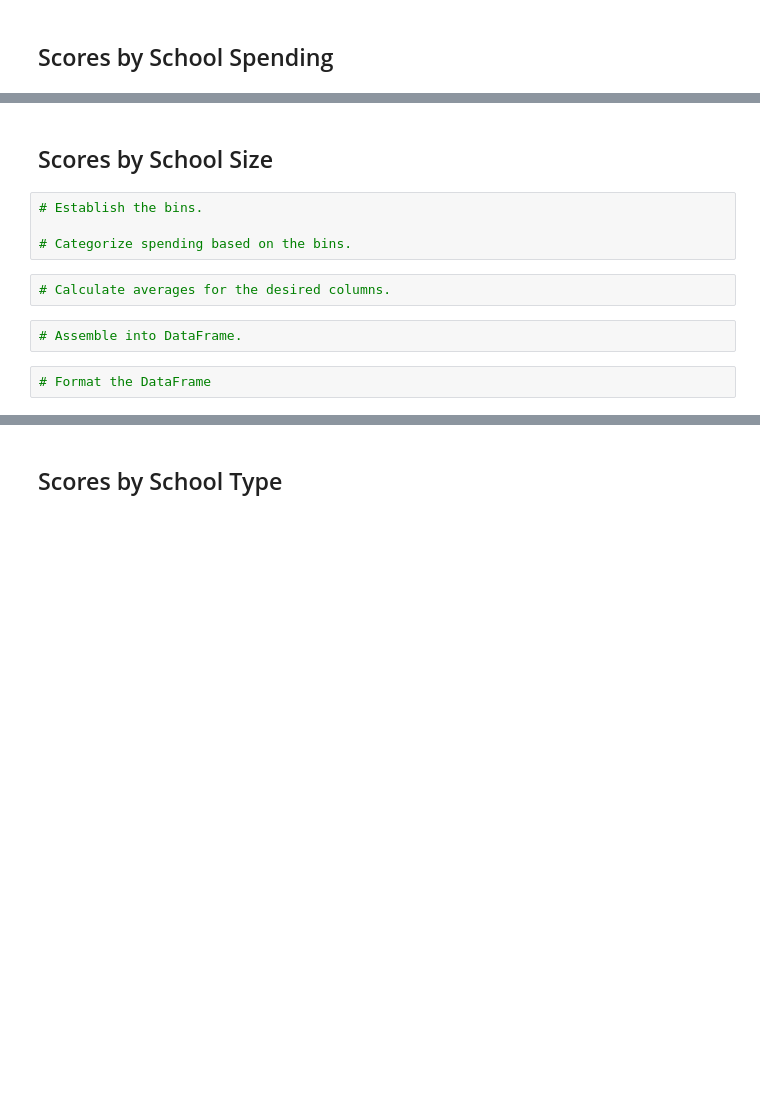
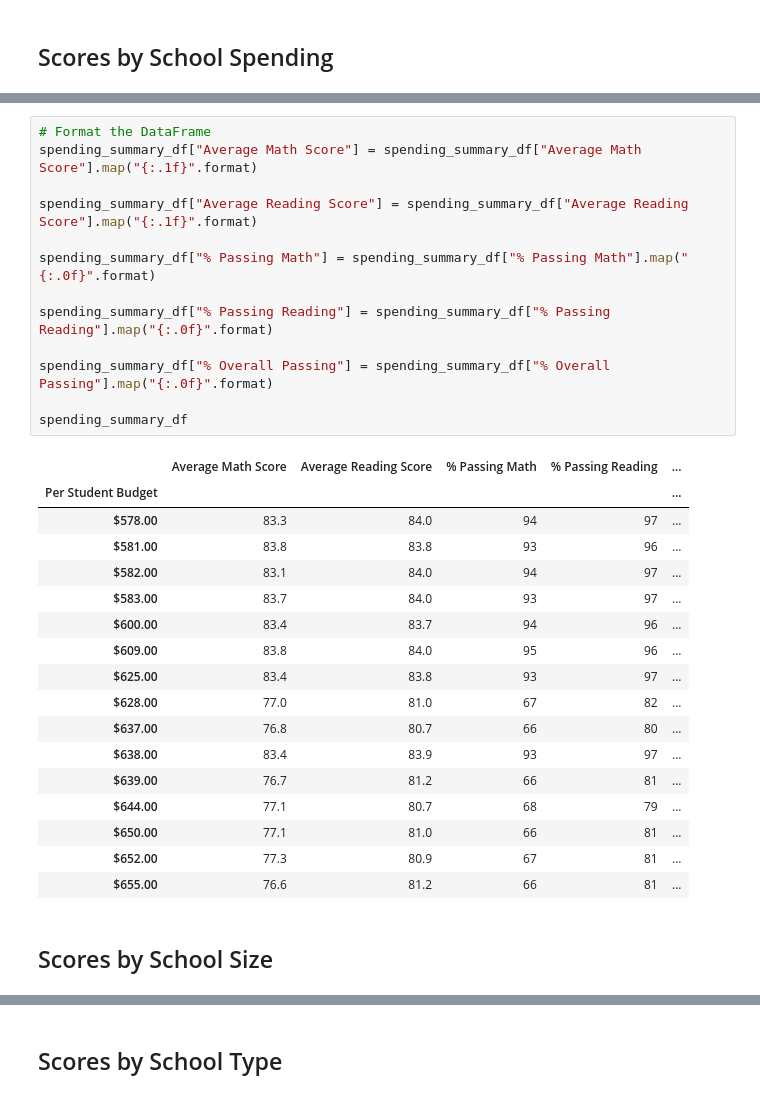
Before and after one commit to Adamizing/School_District_Analysis, a Jupyter notebook: PyCitySchools_Challenge.ipynb, the cells around one changed output, grey strips where cells are left out. Saved outputs shown, nothing was run; the diff lists cells and outputs as text; blank space fills up the shorter version.

```diff
--- a/PyCitySchools_Challenge.ipynb
+++ b/PyCitySchools_Challenge.ipynb
@@ -520,12 +554,33 @@ reading_scores_by_grade.head()
+# %%
+# Format the DataFrame
+spending_summary_df["Average Math Score"] = spending_summary_df["Average Math Score"].map("{:.1f}".format)
+
+spending_summary_df["Average Reading Score"] = spending_summary_df["Average Reading Score"].map("{:.1f}".format)
+
+spending_summary_df["% Passing Math"] = spending_summary_df["% Passing Math"].map("{:.0f}".format)
+
+spending_summary_df["% Passing Reading"] = spending_summary_df["% Passing Reading"].map("{:.0f}".format)
+
+spending_summary_df["% Overall Passing"] = spending_summary_df["% Overall Passing"].map("{:.0f}".format)
+
+spending_summary_df
+# %% [output]
+|  | Average Math Score | Average Reading Score | % Passing Math | % Passing Reading | ... |
+| Per Student Budget |  |  |  |  | ... |
+| $578.00 | 83.3 | 84.0 | 94 | 97 | ... |
+| $581.00 | 83.8 | 83.8 | 93 | 96 | ... |
+| $582.00 | 83.1 | 84.0 | 94 | 97 | ... |
+| $583.00 | 83.7 | 84.0 | 93 | 97 | ... |
+| $600.00 | 83.4 | 83.7 | 94 | 96 | ... |
+| $609.00 | 83.8 | 84.0 | 95 | 96 | ... |
+| $625.00 | 83.4 | 83.8 | 93 | 97 | ... |
+| $628.00 | 77.0 | 81.0 | 67 | 82 | ... |
+| $637.00 | 76.8 | 80.7 | 66 | 80 | ... |
+| $638.00 | 83.4 | 83.9 | 93 | 97 | ... |
+| $639.00 | 76.7 | 81.2 | 66 | 81 | ... |
+| $644.00 | 77.1 | 80.7 | 68 | 79 | ... |
+| $650.00 | 77.1 | 81.0 | 66 | 81 | ... |
+| $652.00 | 77.3 | 80.9 | 67 | 81 | ... |
+| $655.00 | 76.6 | 81.2 | 66 | 81 | ... |
 # %% [markdown]
 ## Scores by School Size
-# %%
-# Establish the bins.
-
-# Categorize spending based on the bins.
-# %%
-# Calculate averages for the desired columns.
-# %%
-# Assemble into DataFrame.
-# %%
-# Format the DataFrame
```
Also changed, not shown: parts of 16 cells of this notebook.
